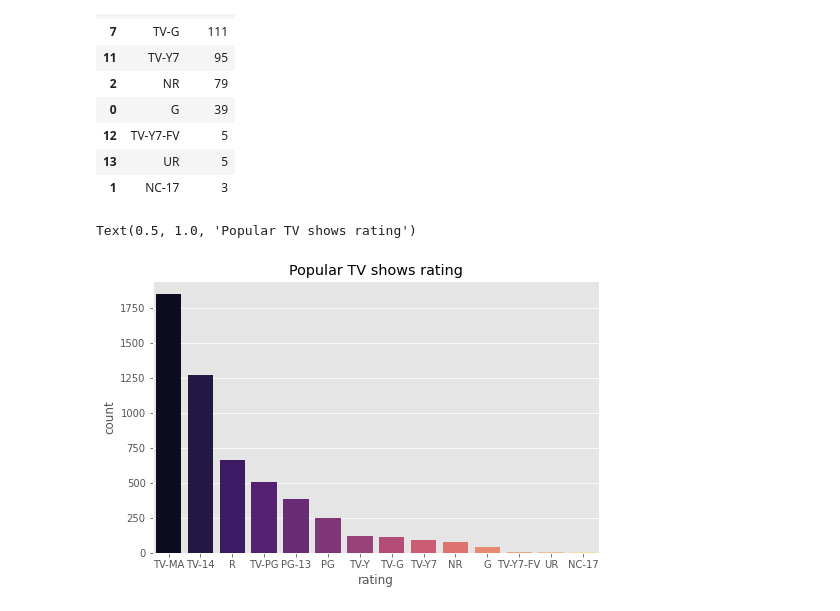
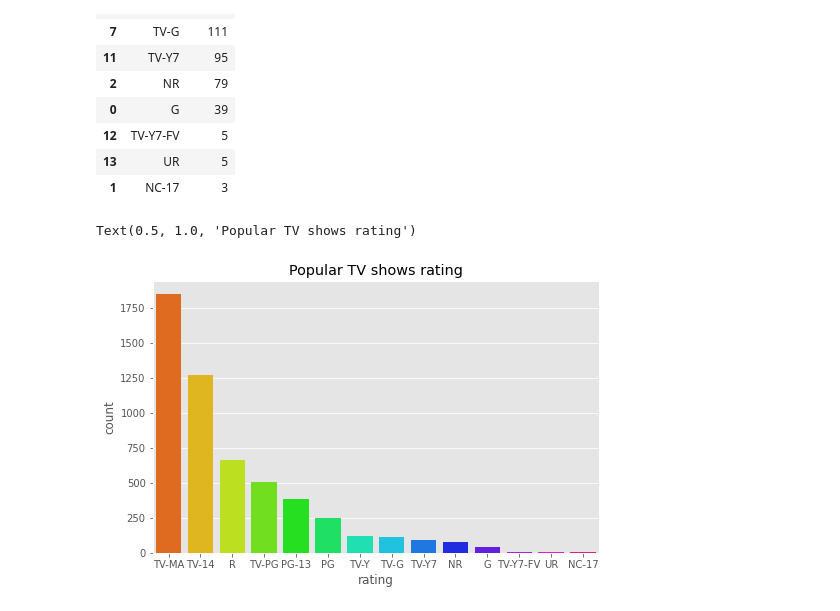
Before and after one commit to pankaj-beldar/Capstone_Project_04_Netflix_Movies_and_TV_Shows_Clustering, a Jupyter notebook: Capstone_Project_04_Netflix_Movies_and_TV_Shows_Clustering.ipynb, the cells around one changed output. Cells and saved outputs as stored; diff of their text form; code cells hidden in the pictures.

```diff
--- a/Capstone_Project_04_Netflix_Movies_and_TV_Shows_Clustering.ipynb
+++ b/Capstone_Project_04_Netflix_Movies_and_TV_Shows_Clustering.ipynb
@@ -619,8 +619,8 @@ movies_ratings
 | 1 | NC-17 | 3 |
 # %%
 plt.figure(figsize=(8,5))
-sns.barplot(data=movies_ratings, x='rating', y='count',palette='magma')
+sns.barplot(data=movies_ratings, x='rating', y='count',palette='hsv')
 plt.title('Popular TV shows rating')
 # %% [output]
 Text(0.5, 1.0, 'Popular TV shows rating')
-[figure, old version]
+[figure, new version]
```
Also changed, not shown: parts of 4 cells of this notebook.
